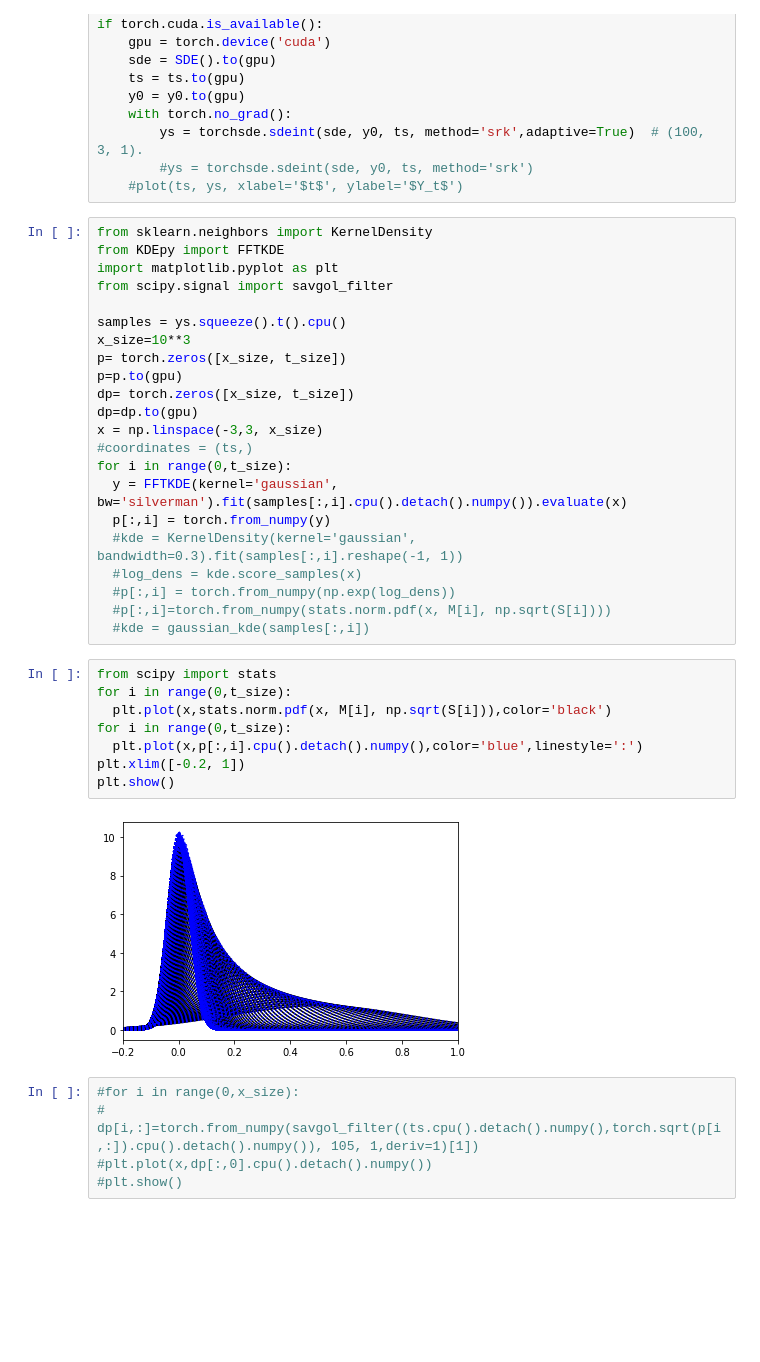
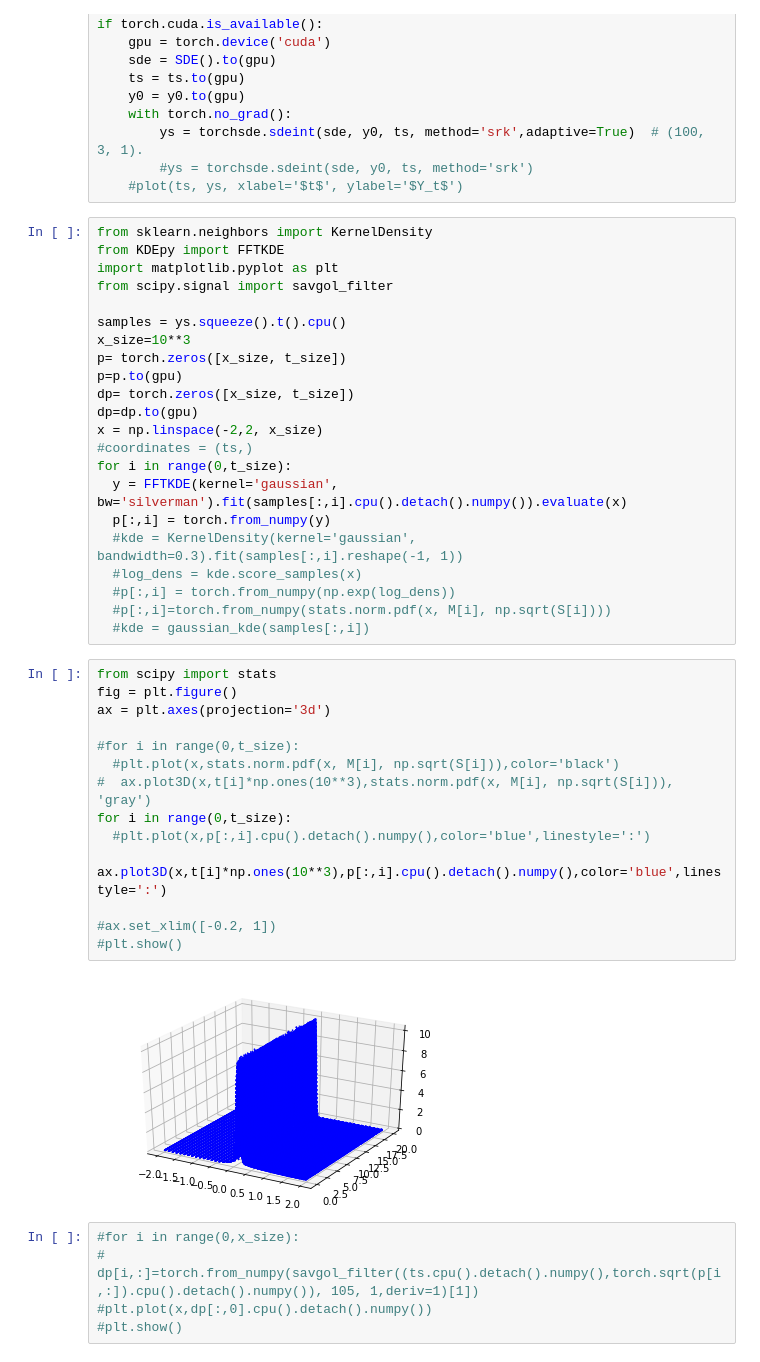
Before and after one commit to AdrianGuel/StochasticProcesses, a Jupyter notebook: stochasticsimusOU.ipynb, the cells around one changed output. Saved outputs shown, nothing was run; the diff lists cells and outputs as text; blank space fills up the shorter version.

```diff
--- a/stochasticsimusOU.ipynb
+++ b/stochasticsimusOU.ipynb
@@ -91,7 +125,7 @@ p= torch.zeros([x_size, t_size])
 p=p.to(gpu)
 dp= torch.zeros([x_size, t_size])
 dp=dp.to(gpu)
-x = np.linspace(-3,3, x_size)
+x = np.linspace(-2,2, x_size)
 #coordinates = (ts,)
 for i in range(0,t_size):
   y = FFTKDE(kernel='gaussian', bw='silverman').fit(samples[:,i].cpu().detach().numpy()).evaluate(x)
@@ -103,14 +137,20 @@ for i in range(0,t_size):
   #kde = gaussian_kde(samples[:,i])
 # %%
 from scipy import stats
+fig = plt.figure()
+ax = plt.axes(projection='3d')
+
+#for i in range(0,t_size):
+  #plt.plot(x,stats.norm.pdf(x, M[i], np.sqrt(S[i])),color='black')
+#  ax.plot3D(x,t[i]*np.ones(10**3),stats.norm.pdf(x, M[i], np.sqrt(S[i])), 'gray')
 for i in range(0,t_size):
-  plt.plot(x,stats.norm.pdf(x, M[i], np.sqrt(S[i])),color='black')
-for i in range(0,t_size):
-  plt.plot(x,p[:,i].cpu().detach().numpy(),color='blue',linestyle=':')
-plt.xlim([-0.2, 1])
-plt.show()
+  #plt.plot(x,p[:,i].cpu().detach().numpy(),color='blue',linestyle=':')
+  ax.plot3D(x,t[i]*np.ones(10**3),p[:,i].cpu().detach().numpy(),color='blue',linestyle=':')
+
+#ax.set_xlim([-0.2, 1])
+#plt.show()
 # %% [output]
-[figure, old version]
+[figure, new version]
 # %%
 #for i in range(0,x_size):
 #   dp[i,:]=torch.from_numpy(savgol_filter((ts.cpu().detach().numpy(),torch.sqrt(p[i,:]).cpu().detach().numpy()), 105, 1,deriv=1)[1])
```
Also changed, not shown: parts of 2 cells of this notebook.
